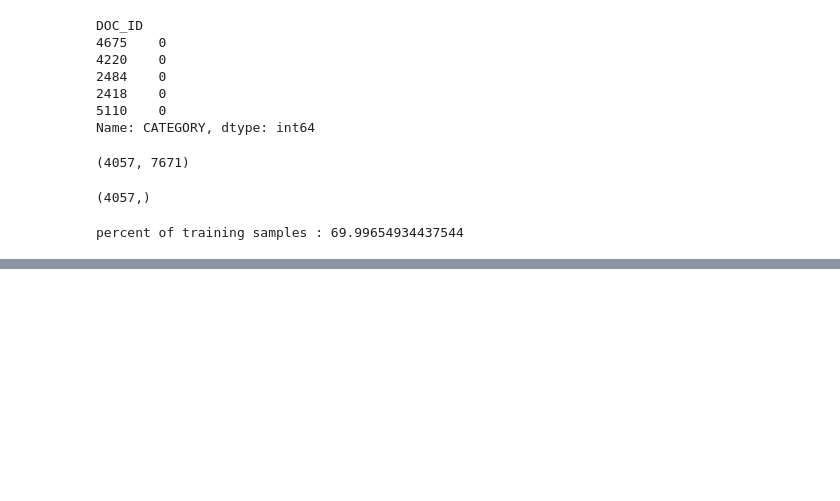
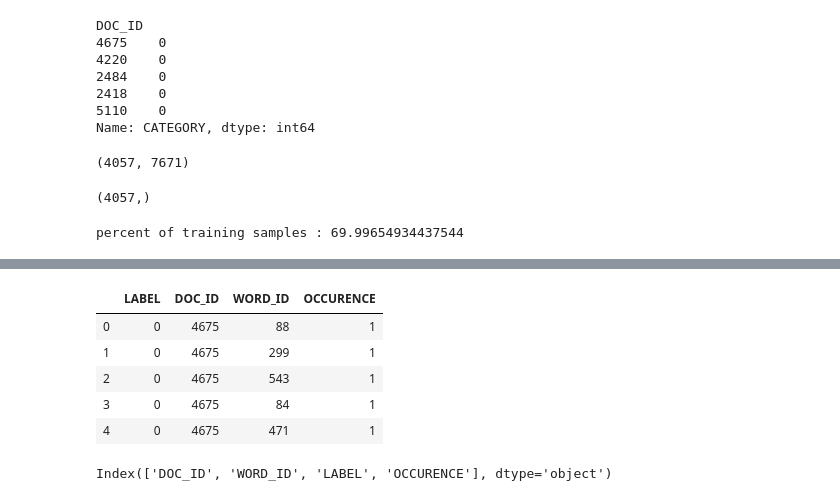
Before and after one commit to Nagaraj-U/Spam-Email-Classifier, a Jupyter notebook: Bayes Spam Classifier.ipynb, the cells around one changed output, grey strips where cells are left out. Drawn from its saved outputs; the diff is of its cells as text; code cells hidden in the pictures; blank space fills up the shorter version.

```diff
--- a/Bayes Spam Classifier.ipynb
+++ b/Bayes Spam Classifier.ipynb
@@ -925,0 +1081,3 @@ percent of training samples : 69.99654934437544
+# %%
+%%time
+sparse_test_df= make_sparse_matrix(X_test,word_index,y_test)
@@ -925,0 +1086,9 @@ percent of training samples : 69.99654934437544
+# %%
+sparse_test_df.head()
+# %% [output]
+|  | LABEL | DOC_ID | WORD_ID | OCCURENCE |
+| 0 | 0 | 4675 | 88 | 1 |
+| 1 | 0 | 4675 | 299 | 1 |
+| 2 | 0 | 4675 | 543 | 1 |
+| 3 | 0 | 4675 | 84 | 1 |
+| 4 | 0 | 4675 | 471 | 1 |
@@ -925,0 +1101,4 @@ percent of training samples : 69.99654934437544
+# %%
+testing_grouped_data.columns
+# %% [output]
+Index(['DOC_ID', 'WORD_ID', 'LABEL', 'OCCURENCE'], dtype='object')
```
Also changed, not shown: parts of 40 cells of this notebook.
